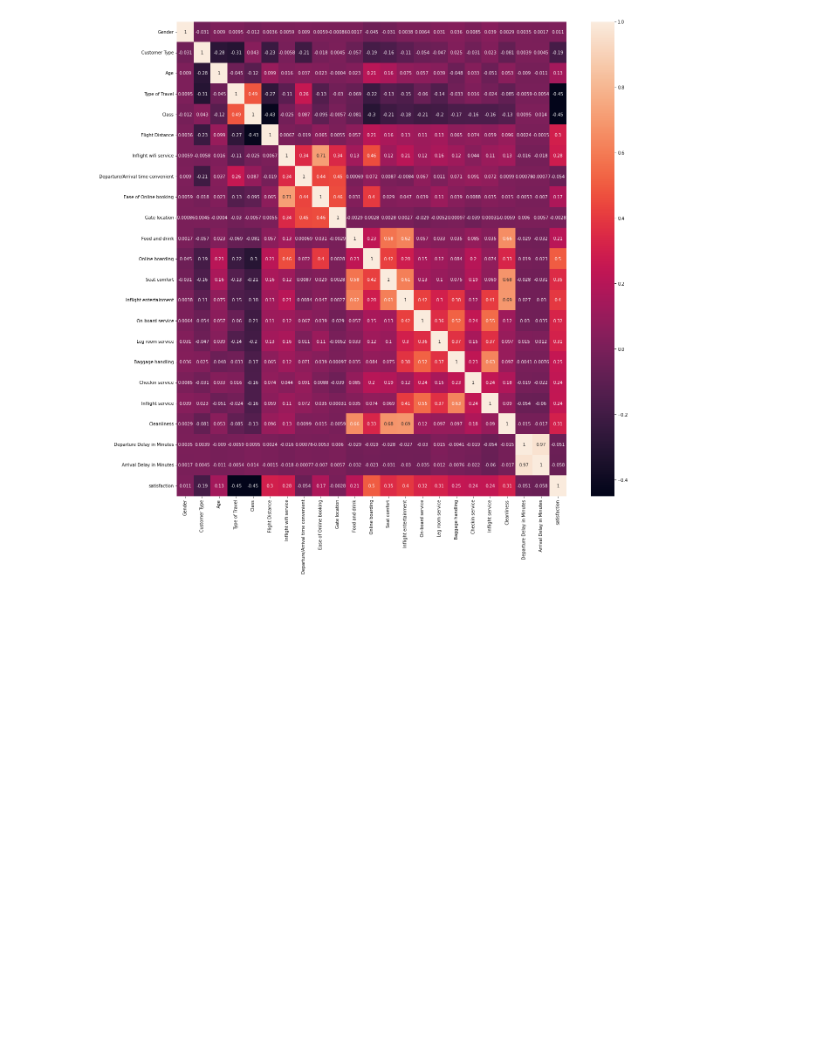
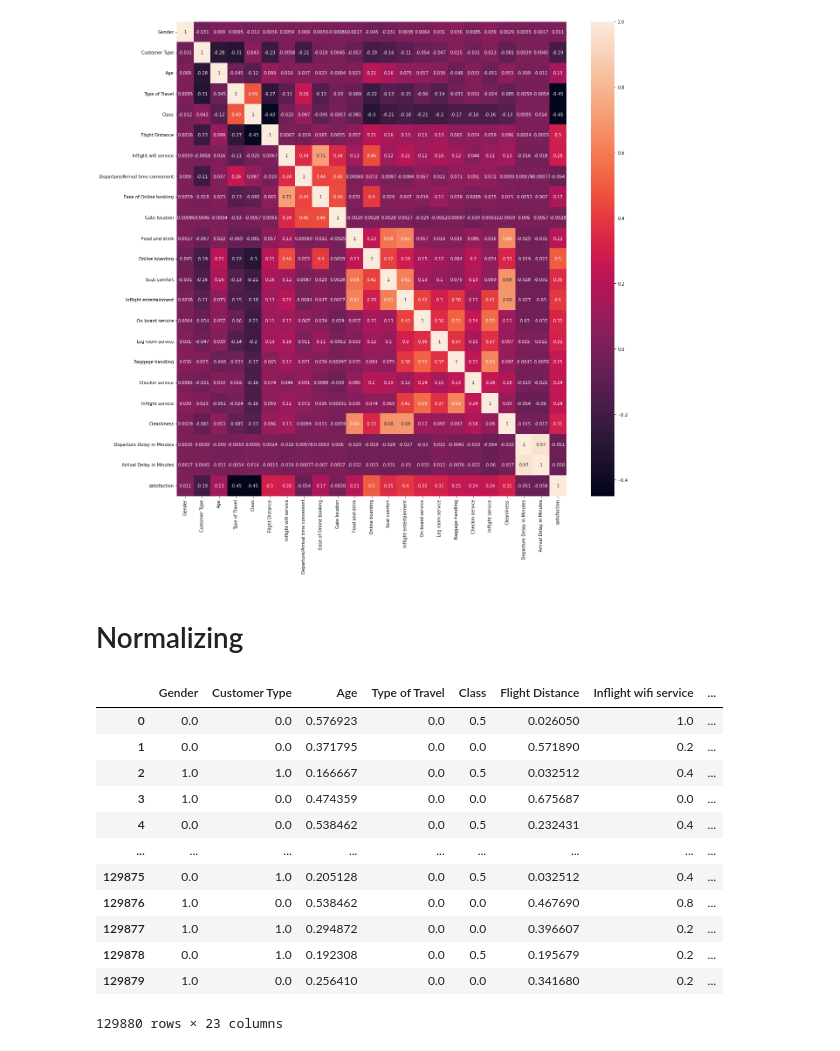
Before and after one commit to SangeerthanaBalasubramaniam/Passenger_Satisfaction_Analysis, a Jupyter notebook: Passenger_Satisfaction_Analysis.ipynb, the cells around one changed output. Saved outputs shown, nothing was run; the diff lists cells and outputs as text; code cells hidden in the pictures; blank space fills up the shorter version.

```diff
--- a/Passenger_Satisfaction_Analysis.ipynb
+++ b/Passenger_Satisfaction_Analysis.ipynb
@@ -535,3 +536,26 @@ sns.heatmap(encoded.corr(),annot=True)
 plt.show()
 # %% [output]
 [figure]
+# %% [markdown]
+# Normalizing
+# %%
+from sklearn import preprocessing
+r_scaler = preprocessing.MinMaxScaler()
+r_scaler.fit(encoded)
+#modified_data = pd.DataFrame(r_scaler.transform(train), index=train['id'], columns=train.columns)
+modified_data = pd.DataFrame(r_scaler.transform(encoded), columns=encoded.columns)
+modified_data
+# %% [output]
+|  | Gender | Customer Type | Age | Type of Travel | Class | Flight Distance | Inflight wifi service | ... |
+| 0 | 0.0 | 0.0 | 0.576923 | 0.0 | 0.5 | 0.026050 | 1.0 | ... |
+| 1 | 0.0 | 0.0 | 0.371795 | 0.0 | 0.0 | 0.571890 | 0.2 | ... |
+| 2 | 1.0 | 1.0 | 0.166667 | 0.0 | 0.5 | 0.032512 | 0.4 | ... |
+| 3 | 1.0 | 0.0 | 0.474359 | 0.0 | 0.0 | 0.675687 | 0.0 | ... |
+| 4 | 0.0 | 0.0 | 0.538462 | 0.0 | 0.5 | 0.232431 | 0.4 | ... |
+| ... | ... | ... | ... | ... | ... | ... | ... | ... |
+| 129875 | 0.0 | 1.0 | 0.205128 | 0.0 | 0.5 | 0.032512 | 0.4 | ... |
+| 129876 | 1.0 | 0.0 | 0.538462 | 0.0 | 0.0 | 0.467690 | 0.8 | ... |
+| 129877 | 1.0 | 1.0 | 0.294872 | 0.0 | 0.0 | 0.396607 | 0.2 | ... |
+| 129878 | 0.0 | 1.0 | 0.192308 | 0.0 | 0.5 | 0.195679 | 0.2 | ... |
+| 129879 | 1.0 | 0.0 | 0.256410 | 0.0 | 0.0 | 0.341680 | 0.2 | ... |
+129880 rows × 23 columns
```
Also changed, not shown: parts of 68 cells of this notebook.
